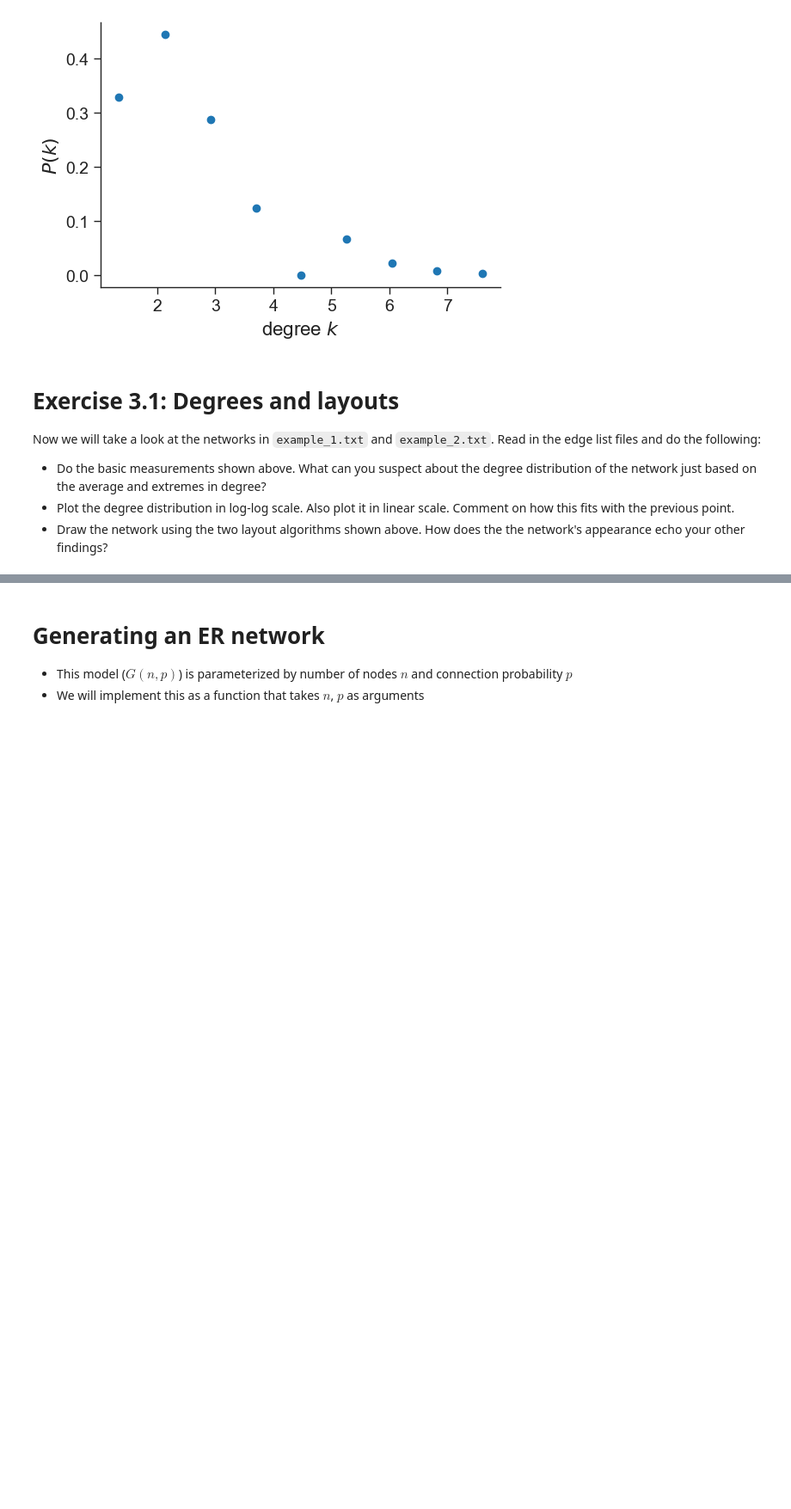
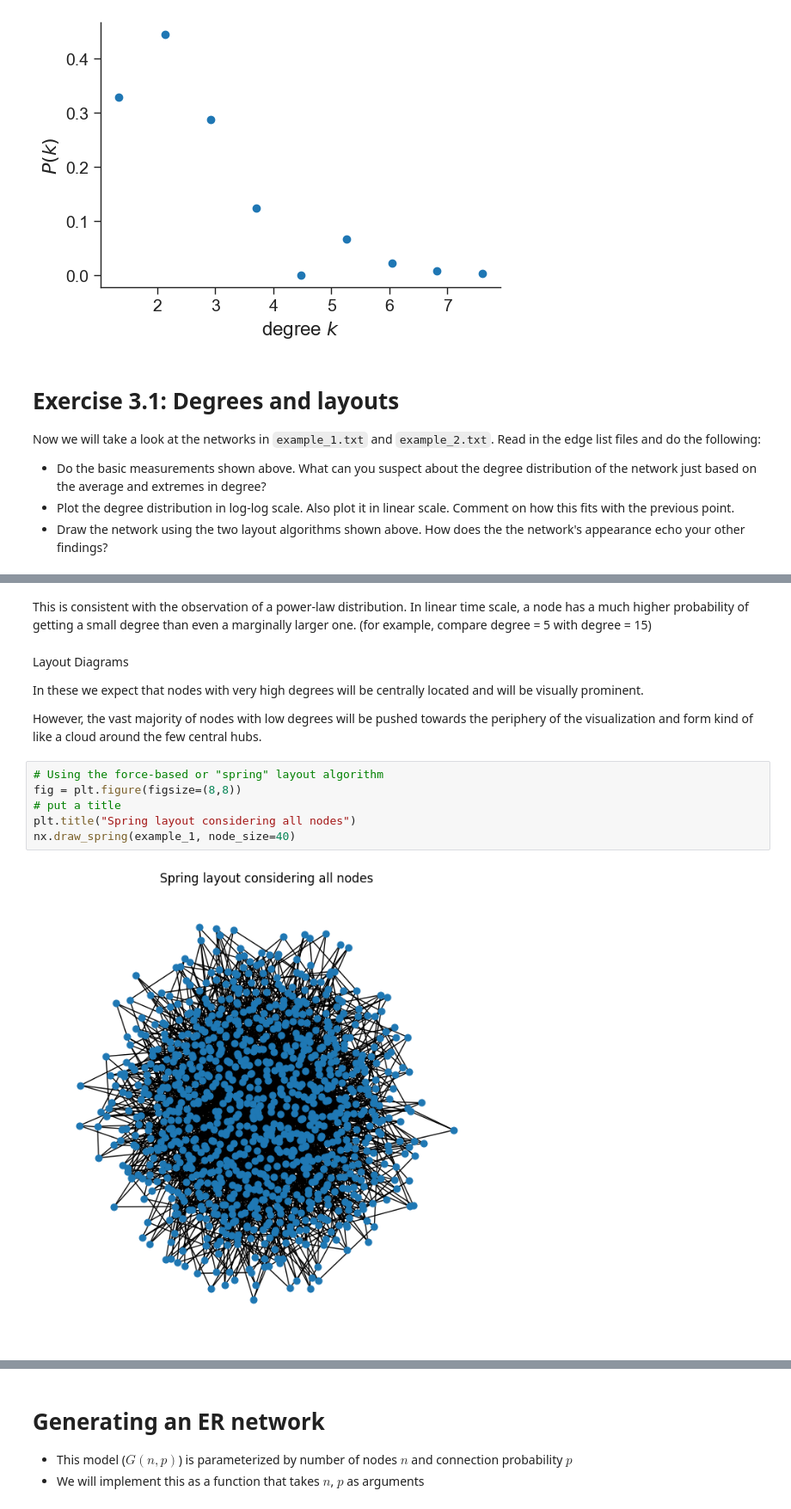
Before and after one commit to derekatab/Data-Mining---Network-Analysis, a Jupyter notebook: networkx-W3L5.ipynb, the cells around one changed output, grey strips where cells are left out. Shown at 86% size. Saved outputs shown, nothing was run; the diff lists cells and outputs as text; blank space fills up the shorter version.

```diff
--- a/networkx-W3L5.ipynb
+++ b/networkx-W3L5.ipynb
@@ -422,0 +545,16 @@ list files and do the following:
+# %% [markdown]
+This is consistent with the observation of a power-law distribution. In linear time scale, a node has a much higher probability of getting a small degree than even a marginally larger one. (for example, compare degree = 5 with degree = 15)
+# %% [markdown]
+Layout Diagrams
+
+In these we expect that nodes with very high degrees will be centrally located and will be visually prominent.
+
+However, the vast majority of nodes with low degrees will be pushed towards the periphery of the visualization and form kind of like a cloud around the few central hubs.
+# %%
+# Using the force-based or "spring" layout algorithm
+fig = plt.figure(figsize=(8,8))
+# put a title
+plt.title("Spring layout considering all nodes")
+nx.draw_spring(example_1, node_size=40)
+# %% [output]
+[figure, added]
```
Also changed, not shown: parts of 27 cells of this notebook, 4 other files.
